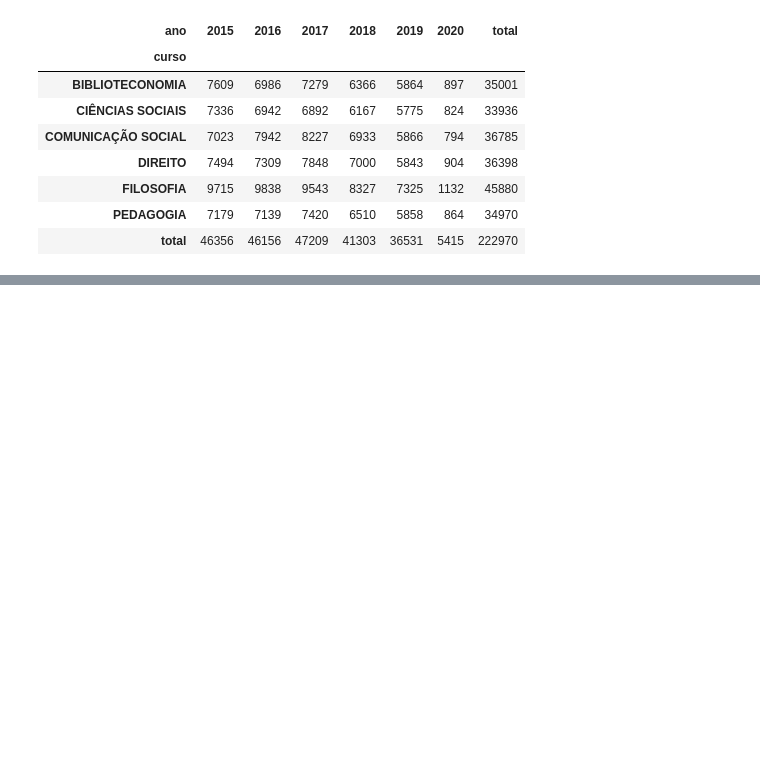
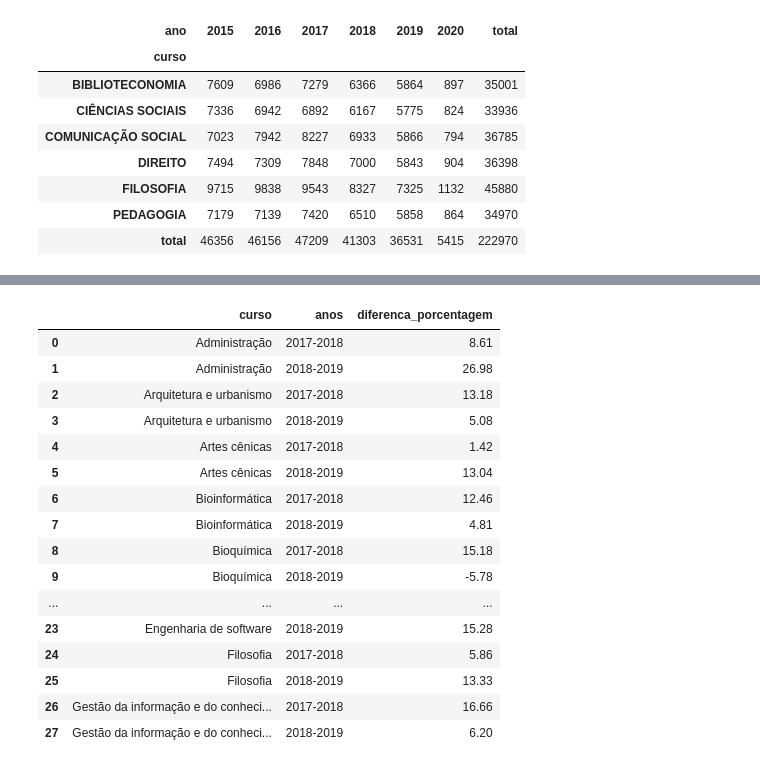
Before and after one commit to luiizsps/ufrn_library, a Jupyter notebook: ufrn_library.ipynb, the cells around one changed output, grey strips where cells are left out. Saved outputs shown, nothing was run; the diff lists cells and outputs as text; code cells hidden in the pictures; blank space fills up the shorter version.

```diff
--- a/ufrn_library.ipynb
+++ b/ufrn_library.ipynb
@@ -961,0 +1028,40 @@ table
+# %%
+# calculates de percentage difference between the given years for each course
+def calc_diff_perc (dataframe, years):
+    diff_year_dict = {
+        "curso":[],
+        "anos":[],
+        "diferenca_porcentagem": []
+    }
+
+    for course in list(dataframe["curso"].unique()):
+        for year in years:
+            loans_year = int(dataframe[(dataframe["curso"] == course) & (dataframe["ano"] == year)]["emprestimos"].values[0])
+            loans_next_year = int(dataframe[(dataframe["curso"] == course) & (dataframe["ano"] == year+1)]["emprestimos"].values[0])
+            diff_year_dict["diferenca_porcentagem"].append(round(((loans_year-loans_next_year)/loans_year)*100, 2))
+            diff_year_dict["curso"].append(course)
+            diff_year_dict["anos"].append(f"{year}-{year+1}")
+
+    return pd.DataFrame(diff_year_dict)
+# %%
+years.pop() # remove 2019, bc we only want the 2018-2019 diff
+diff_df = calc_diff_perc(course_year_loans_df, years)
+diff_df
+# %% [output]
+|  | curso | anos | diferenca_porcentagem |
+| 0 | Administração | 2017-2018 | 8.61 |
+| 1 | Administração | 2018-2019 | 26.98 |
+| 2 | Arquitetura e urbanismo | 2017-2018 | 13.18 |
+| 3 | Arquitetura e urbanismo | 2018-2019 | 5.08 |
+| 4 | Artes cênicas | 2017-2018 | 1.42 |
+| 5 | Artes cênicas | 2018-2019 | 13.04 |
+| 6 | Bioinformática | 2017-2018 | 12.46 |
+| 7 | Bioinformática | 2018-2019 | 4.81 |
+| 8 | Bioquímica | 2017-2018 | 15.18 |
+| 9 | Bioquímica | 2018-2019 | -5.78 |
+| ... | ... | ... | ... |
+| 23 | Engenharia de software | 2018-2019 | 15.28 |
+| 24 | Filosofia | 2017-2018 | 5.86 |
+| 25 | Filosofia | 2018-2019 | 13.33 |
+| 26 | Gestão da informação e do conheci... | 2017-2018 | 16.66 |
+| 27 | Gestão da informação e do conheci... | 2018-2019 | 6.20 |
```
Also changed, not shown: parts of 14 cells of this notebook, 1 other file.
